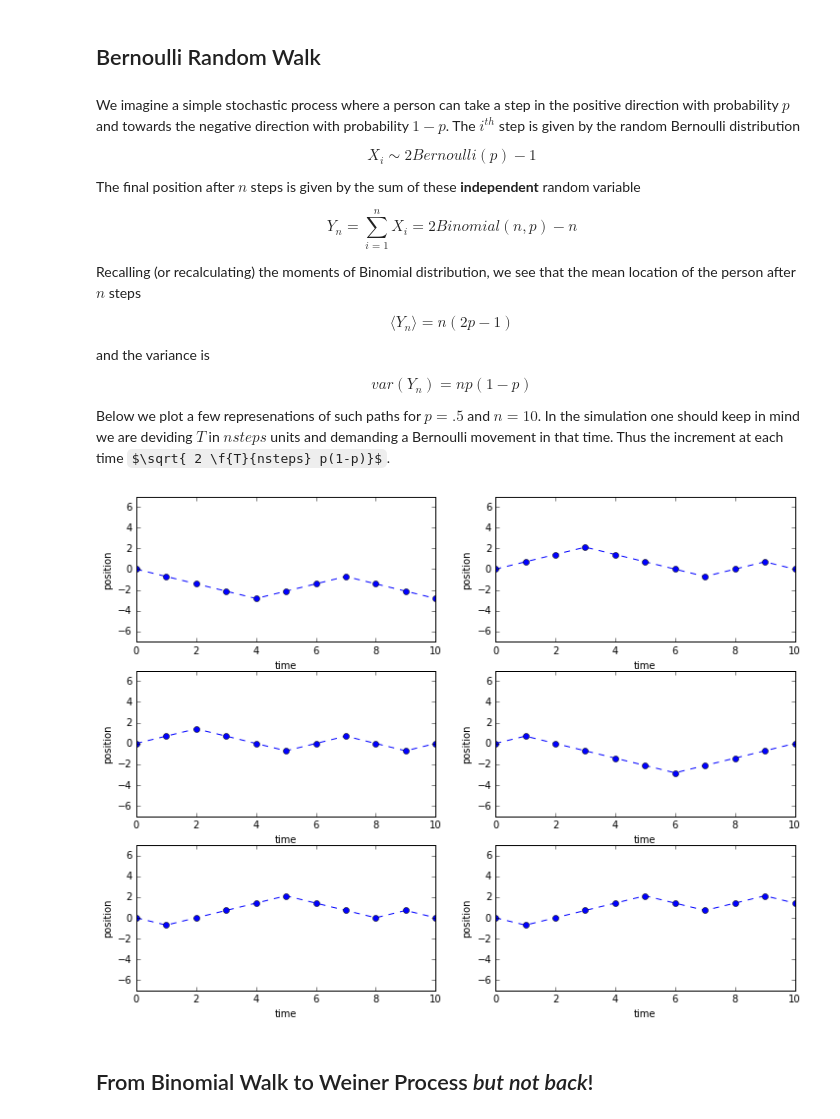
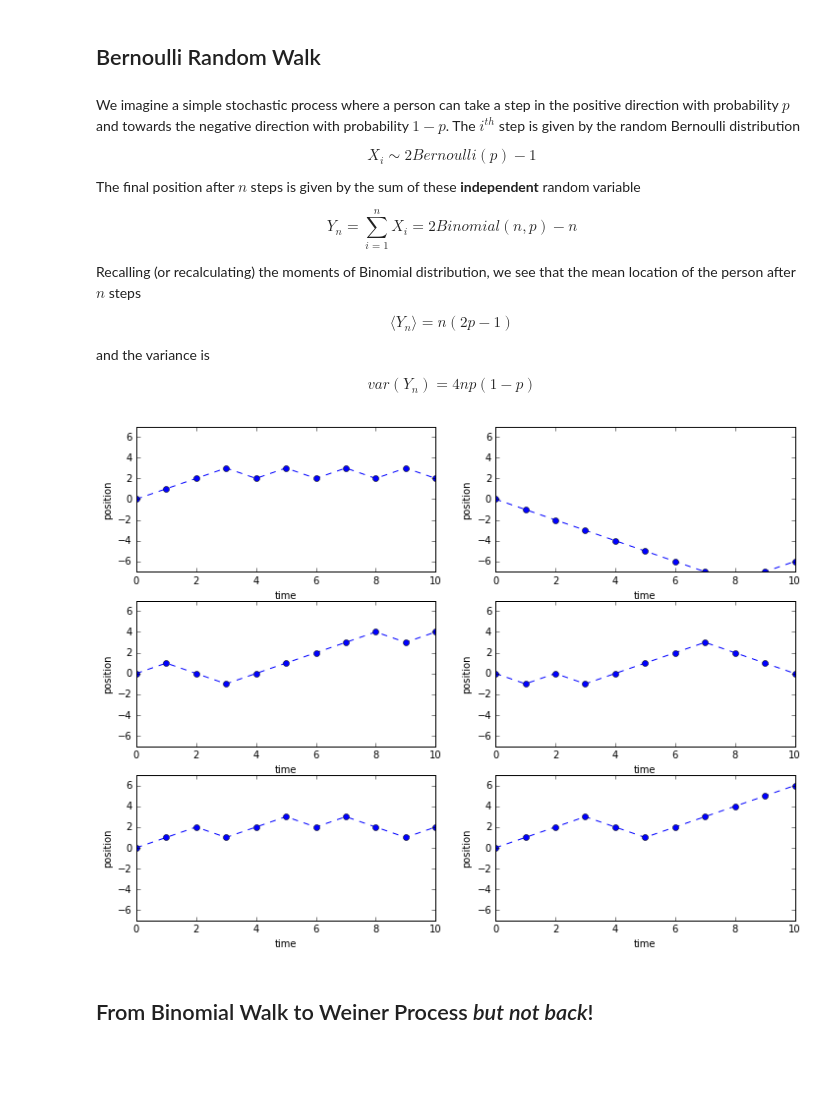
Before and after one commit to borundev/StochasticProcesses, a Jupyter notebook: RandomWalkAndWeinerProcess.ipynb, the cells around one changed output. Cells and saved outputs as stored; diff of their text form; code cells hidden in the pictures; some formulas as TeX source; blank space fills up the shorter version.

```diff
--- a/RandomWalkAndWeinerProcess.ipynb
+++ b/RandomWalkAndWeinerProcess.ipynb
@@ -26,10 +26,8 @@ $$
 and the variance is
 
 $$
-var(Y_n) = n p (1-p)
+var(Y_n) =4 n p (1-p)
 $$
-
-Below we plot a few represenations of such paths for $p=.5$ and $n=10$. In the simulation one should keep in mind we are deviding $T$ in $nsteps$ units and demanding a Bernoulli movement in that time. Thus the increment at each time $\sqrt{ 2 \f{T}{nsteps} p(1-p)}$.
 # %%
 import numpy as np
 import matplotlib.pyplot as plt
@@ -38,52 +36,56 @@ from IPython.core.pylabtools import figsize
 
 class Paths(object):
 
-    def __init__(self,T,nsteps,npaths):
+    def __init__(self,T,npaths):
         self.T=T
-        self.nsteps=nsteps
         self.npaths=npaths
-        self.dt=1.0*T/nsteps
+
+    def __setup__(self):
         self.time=np.linspace(0,self.T,self.nsteps)
-
-        self.paths=np.zeros(shape=(npaths,nsteps))
+        self.paths=np.zeros(shape=(self.npaths,self.nsteps))
 
     def get_paths(self):
         return self.paths
 
     def get_timeline(self):
         return self.time
 
     def __getitem__(self,index):
         return self.paths[index]
 
     def get_step(self,k):
         return self.paths[:,k]
 
 class BinaryPaths(Paths):
 
-    def __init__(self,T,nsteps,npaths,p=.5):
-        super(BinaryPaths,self).__init__(T,nsteps,npaths)
+    # The BinaryPath takes the total time and the time after which the increment is to be made
+    def __init__(self,T,dt,npaths,p=.5):
+        super(BinaryPaths,self).__init__(T,npaths)
         self.p=p
-        self.randoms=2*(np.random.binomial(1,self.p,npaths*(nsteps-1))-.5)
-        self.randoms.shape=[npaths,nsteps-1]
 
-        for i in range(nsteps-1):
-            # See comment above to see why we multiply the Bernoulli random variable by np.sqrt(2* self.dt * p *(1-p))
-            self.paths[:,i+1]=self.paths[:,i]+np.sqrt(2* self.dt * p *(1-p))*self.randoms[:,i]
+        self.dt=dt
+        self.nsteps=int(self.T/self.dt)
+        Paths.__setup__(self)
 
-b_paths=BinaryPaths(11,11,6).get_paths()
+        self.randoms=2*(np.random.binomial(1,self.p,self.npaths*(self.nsteps-1))-.5)
+        self.randoms.shape=[self.npaths,self.nsteps-1]
+
+        for i in range(self.nsteps-1):
+            self.paths[:,i+1]=self.paths[:,i]+self.randoms[:,i]
+
+b_paths=BinaryPaths(11,1,6).get_paths()
 
 number_columns=2
 number_rows=3
 figsize(12, 9)
 for i,j in enumerate([(i/number_columns,i%number_columns) for i in range(number_columns*number_rows)]):
     plt.subplot2grid((number_rows,number_columns),j)
-    plt.ylim(-7,7)
     plt.plot(b_paths[i],"--o")
     plt.xlabel("time")
     plt.ylabel("position")
+    plt.ylim(-7,7)
 # %% [output]
-[figure, old version]
+[figure, new version]
 # %% [markdown]
 ## From Binomial Walk to Weiner Process *but not back*!
 # %% [markdown]
```
Also changed, not shown: parts of 9 cells of this notebook.
